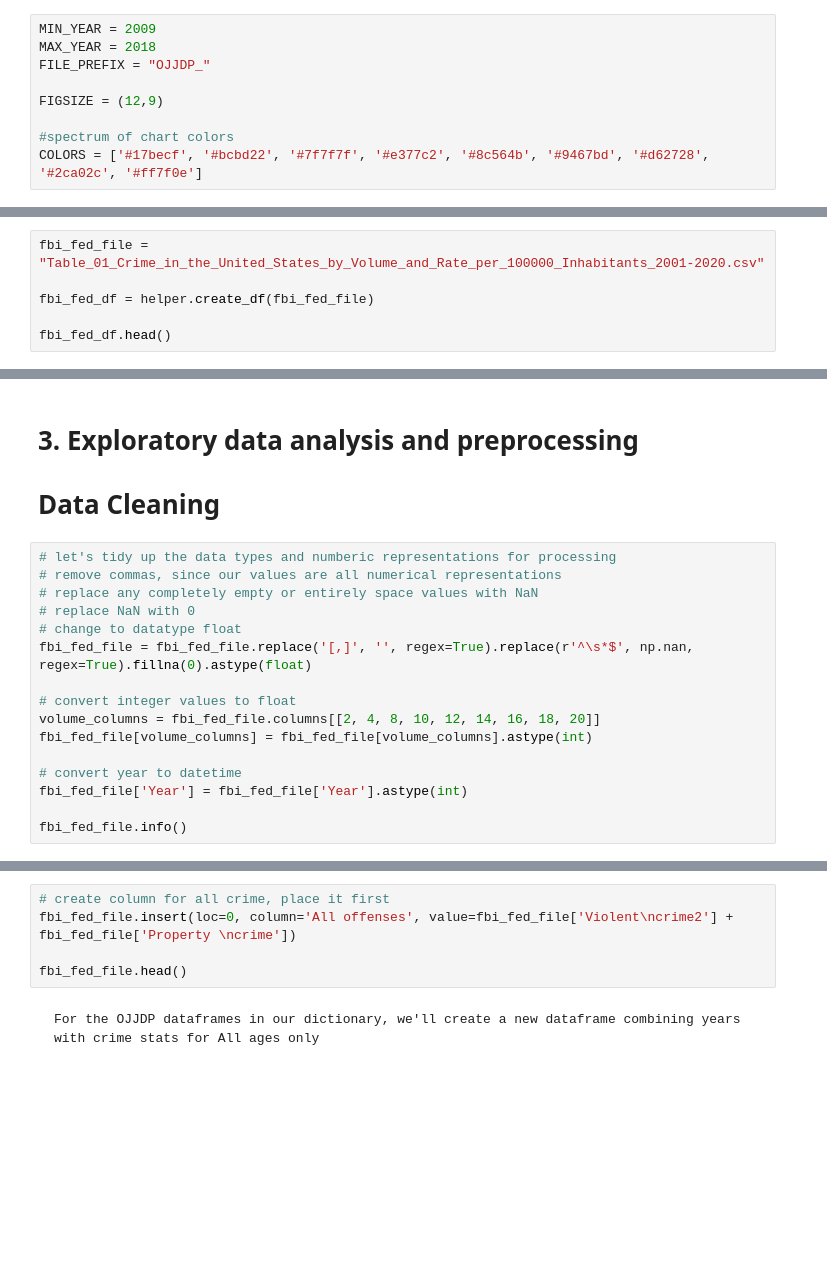
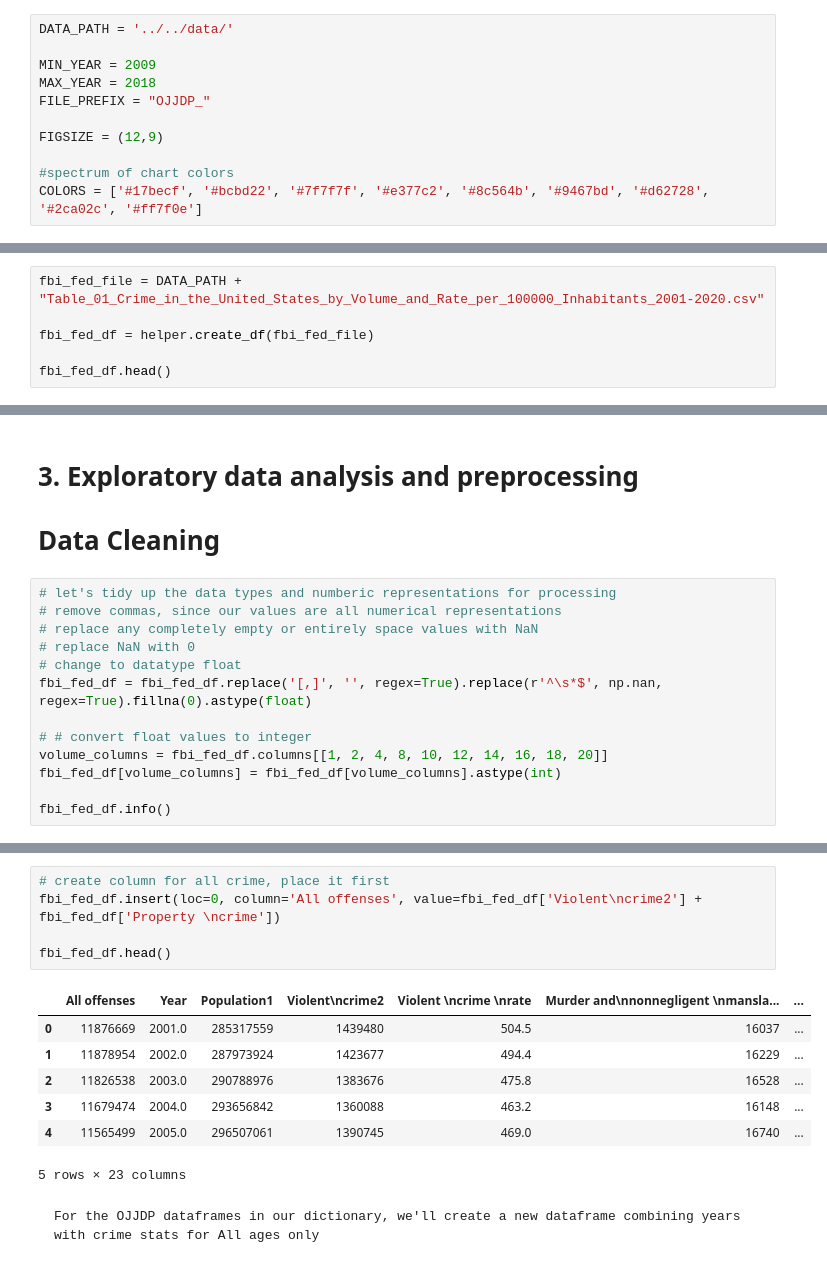
Before and after one commit to eliwyman/truth-site, a Jupyter notebook: apps/jupyter/Federal Crime Data Analysis.ipynb, the cells around one changed output, grey strips where cells are left out. Drawn from its saved outputs; the diff is of its cells as text; blank space fills up the shorter version.

Commit message:
Renamed variables in US Federal Crime Analysis, updated paths for project

```diff
--- a/apps/jupyter/Federal Crime Data Analysis.ipynb
+++ b/apps/jupyter/Federal Crime Data Analysis.ipynb
@@ -61,6 +63,8 @@ with Notebook(): __name__ == '__main__' and reload(Utility)
 # %% [markdown]
     Define constants and create control variables
 # %%
+DATA_PATH = '../../data/'
+
 MIN_YEAR = 2009
 MAX_YEAR = 2018
 FILE_PREFIX = "OJJDP_"
@@ -73,7 +77,7 @@ COLORS = ['#17becf', '#bcbd22', '#7f7f7f', '#e377c2', '#8c564b', '#9467bd', '#d6
 # Import Data
     FBI provides federval-level historical data in single file
 # %%
-fbi_fed_file = "Table_01_Crime_in_the_United_States_by_Volume_and_Rate_per_100000_Inhabitants_2001-2020.csv"
+fbi_fed_file = DATA_PATH + "Table_01_Crime_in_the_United_States_by_Volume_and_Rate_per_100000_Inhabitants_2001-2020.csv"
 
 fbi_fed_df = helper.create_df(fbi_fed_file)
 
@@ -161,14 +165,11 @@ all_df = {file: helper.create_df(file) for file in OJJDP_files}
 # replace any completely empty or entirely space values with NaN
 # replace NaN with 0
 # change to datatype float
-fbi_fed_file = fbi_fed_file.replace('[,]', '', regex=True).replace(r'^\s*$', np.nan, regex=True).fillna(0).astype(float)
+fbi_fed_df = fbi_fed_df.replace('[,]', '', regex=True).replace(r'^\s*$', np.nan, regex=True).fillna(0).astype(float)
 
-# convert integer values to float
-volume_columns = fbi_fed_file.columns[[2, 4, 8, 10, 12, 14, 16, 18, 20]]
-fbi_fed_file[volume_columns] = fbi_fed_file[volume_columns].astype(int)
+# # convert float values to integer
+volume_columns = fbi_fed_df.columns[[1, 2, 4, 8, 10, 12, 14, 16, 18, 20]]
+fbi_fed_df[volume_columns] = fbi_fed_df[volume_columns].astype(int)
 
-# convert year to datetime
-fbi_fed_file['Year'] = fbi_fed_file['Year'].astype(int)
-
-fbi_fed_file.info()
+fbi_fed_df.info()
 # %% [output]
@@ -176,8 +193,16 @@ TypeError: replace() takes no keyword arguments
 # %%
 # create column for all crime, place it first
-fbi_fed_file.insert(loc=0, column='All offenses', value=fbi_fed_file['Violent\ncrime2'] + fbi_fed_file['Property \ncrime'])
+fbi_fed_df.insert(loc=0, column='All offenses', value=fbi_fed_df['Violent\ncrime2'] + fbi_fed_df['Property \ncrime'])
 
-fbi_fed_file.head()
+fbi_fed_df.head()
+# %% [output]
+|  | All offenses | Year | Population1 | Violent\ncrime2 | Violent \ncrime \nrate | Murder and\nnonnegligent \nmansla... | ... |
+| 0 | 11876669 | 2001.0 | 285317559 | 1439480 | 504.5 | 16037 | ... |
+| 1 | 11878954 | 2002.0 | 287973924 | 1423677 | 494.4 | 16229 | ... |
+| 2 | 11826538 | 2003.0 | 290788976 | 1383676 | 475.8 | 16528 | ... |
+| 3 | 11679474 | 2004.0 | 293656842 | 1360088 | 463.2 | 16148 | ... |
+| 4 | 11565499 | 2005.0 | 296507061 | 1390745 | 469.0 | 16740 | ... |
+5 rows × 23 columns
 # %% [markdown]
     For the OJJDP dataframes in our dictionary, we'll create a new dataframe combining years with crime stats for All ages only
 # %%
```
Also changed, not shown: parts of 16 cells of this notebook, 1 other file.
